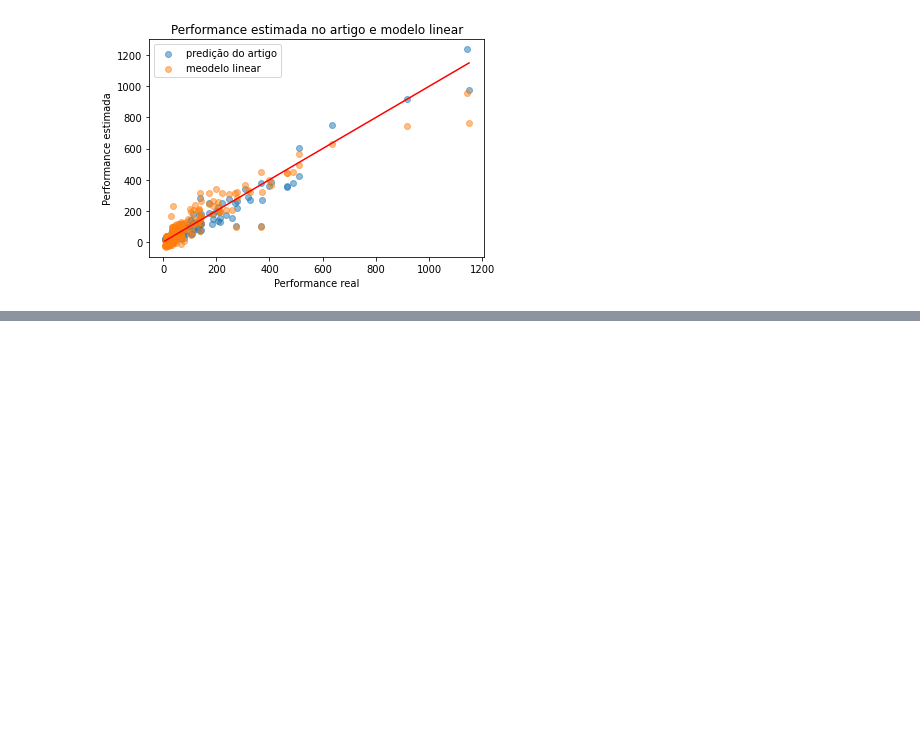
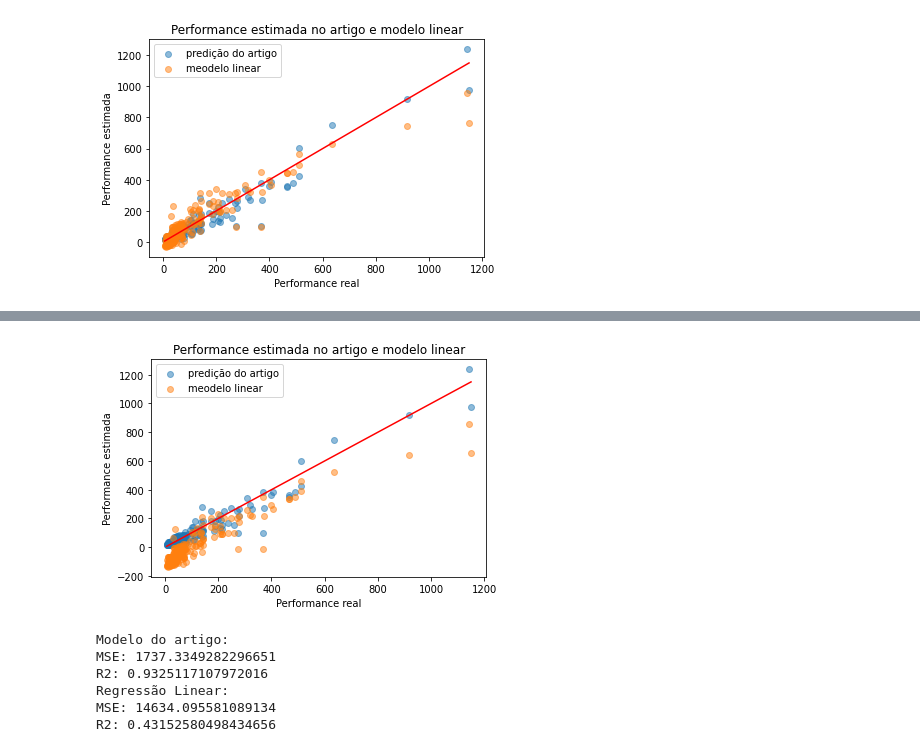
Before and after one commit to igorcj/computer_hardware, a Jupyter notebook: modelagem.ipynb, the cells around one changed output, grey strips where cells are left out. Saved outputs shown, nothing was run; the diff lists cells and outputs as text; code cells hidden in the pictures; blank space fills up the shorter version.

```diff
--- a/modelagem.ipynb
+++ b/modelagem.ipynb
@@ -37,7 +40,7 @@ Inicialmente, tentarei prever a performance dos processadores, assim como o arti
 # %%
 X = df[['MYCT', 'MMIN', 'MMAX', 'CACH', 'CHMIN', 'CHMAX']]
 y = df['PRP']
-reg = sklearn.linear_model.LinearRegression().fit(X, y)
+reg = LinearRegression().fit(X, y)
 df['lm_pred'] = reg.predict(X)
 print(f'Score: {reg.score(X, y)}')
 print(f'Coeficientes: {reg.coef_}')
@@ -84,8 +89,0 @@ No caso, como suspeitado, há sim uma correlação entre as features e a variân
-# %%
-X = sklearn.preprocessing.StandardScaler().fit_transform(X)
-reg2 = sklearn.pipeline.make_pipeline(sklearn.preprocessing.StandardScaler(), LinearRegression())
-reg2 = reg2.fit(X, y)
-df['lm2_pred'] = reg2.predict(X)
-print(f'Score: {reg2.score(X, y)}')
-print(f'Coeficientes: {reg2[1].coef_}')
-print(f'Intercepto: {reg2[1].intercept_}')
@@ -96,9 +98,6 @@ Intercepto: 105.622009569378
 # %%
-# Usando métricas para avaliar ambos modelos ?????????????
-print('Modelo do artigo:')
-print(f"MSE: {sklearn.metrics.mean_squared_error(df['PRP'], df['ERP'])}")
-print(f"R2: {sklearn.metrics.r2_score(df['PRP'], df['ERP'])}")
-print('Regressão Linear:')
-print(f"MSE: {sklearn.metrics.mean_squared_error(df['PRP'], df['lm2_pred'])}")
-print(f"R2: {sklearn.metrics.r2_score(df['PRP'], df['lm2_pred'])}")
+wls_model = sm.WLS(y,X)
+results = wls_model.fit()
+print(results.summary())
+df['lm2_pred'] = results.predict(X)
 # %% [output]
@@ -110,0 +121,27 @@ R2: 0.8648906922768672
+# %%
+# Comparando o real com o estimado (em caso ideal, identidade y=x)
+plt.plot(df['PRP'], df['PRP'], color='red')
+plt.scatter(df['PRP'], df['ERP'], alpha=.5, label='predição do artigo')
+plt.scatter(df['PRP'], df['lm2_pred'], alpha=.5, label='meodelo linear')
+plt.title('Performance estimada no artigo e modelo linear')
+plt.xlabel('Performance real')
+plt.ylabel('Performance estimada')
+plt.legend()
+plt.show()
+# %% [output]
+[figure, added]
+# %%
+# Usando métricas para avaliar ambos modelos
+print('Modelo do artigo:')
+print(f"MSE: {sklearn.metrics.mean_squared_error(df['PRP'], df['ERP'])}")
+print(f"R2: {sklearn.metrics.r2_score(df['PRP'], df['ERP'])}")
+print('Regressão Linear:')
+print(f"MSE: {sklearn.metrics.mean_squared_error(df['PRP'], df['lm2_pred'])}")
+print(f"R2: {sklearn.metrics.r2_score(df['PRP'], df['lm2_pred'])}")
+# %% [output]
+Modelo do artigo:
+MSE: 1737.3349282296651
+R2: 0.9325117107972016
+Regressão Linear:
+MSE: 14634.095581089134
+R2: 0.43152580498434656
```
Also changed, not shown: parts of 11 cells of this notebook.
